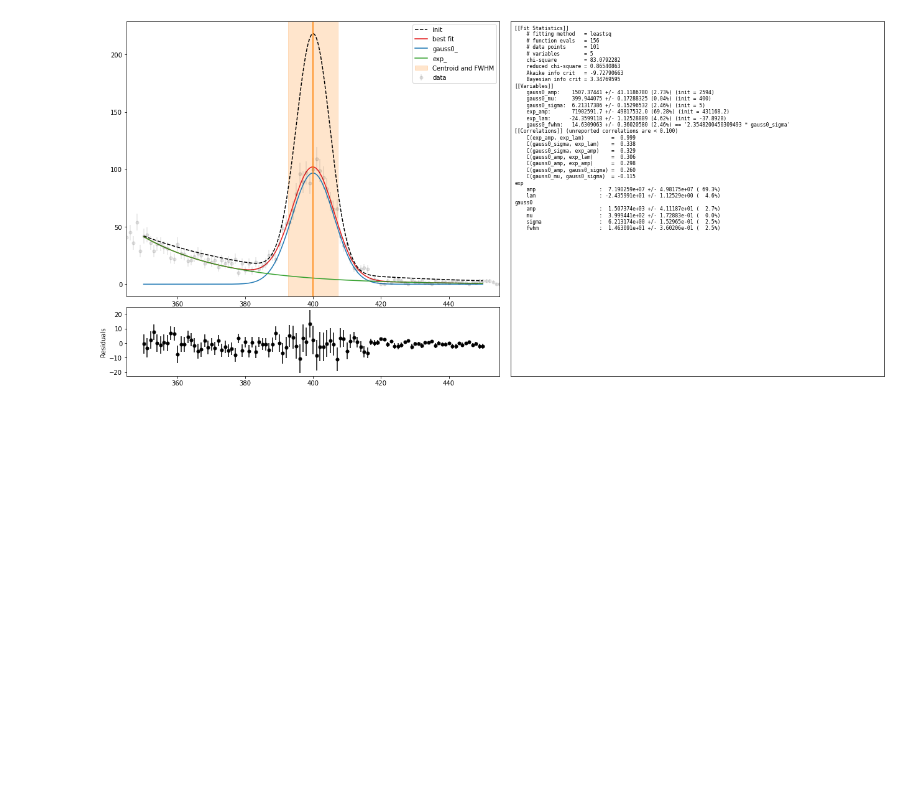
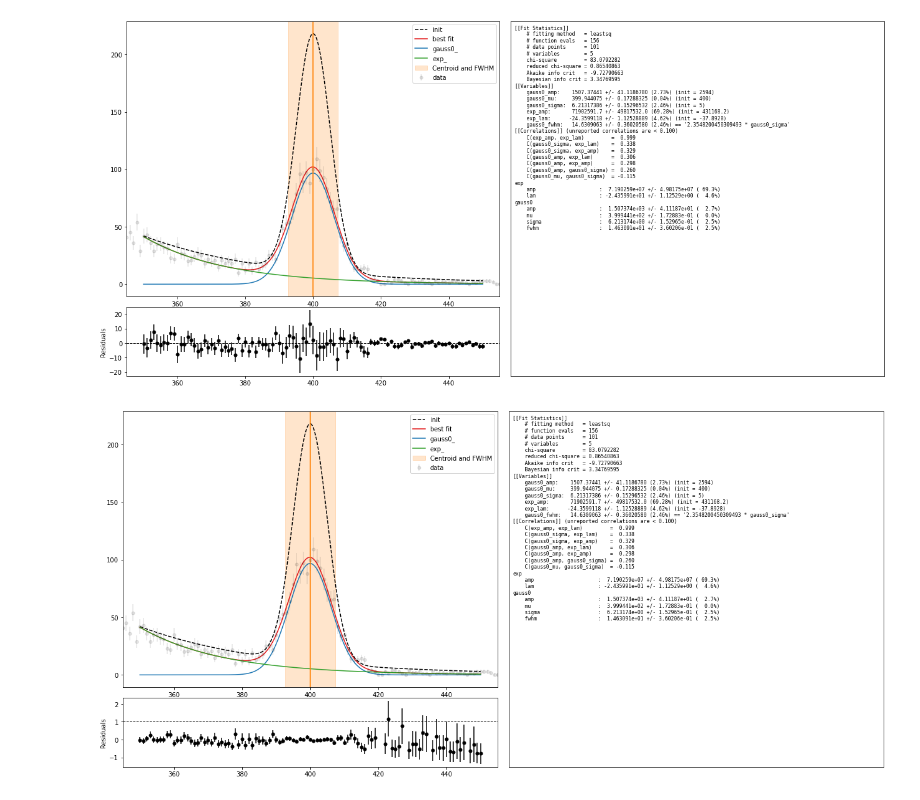
Before and after one commit to lbl-anp/becquerel, a Jupyter notebook: examples/fitting.ipynb, the cells around one changed output. Drawn from its saved outputs; the diff is of its cells as text; code cells hidden in the pictures; blank space fills up the shorter version.

Commit message:
add relative residual option

```diff
--- a/examples/fitting.ipynb
+++ b/examples/fitting.ipynb
@@ -33,3 +35,7 @@ fitter.fit()
 fitter.custom_plot();
 # %% [output]
 [figure]
+# %%
+fitter.custom_plot(norm_residuals=True);
+# %% [output]
+[figure, added]
```
Also changed, not shown: parts of 1 cell of this notebook, 1 other file.
